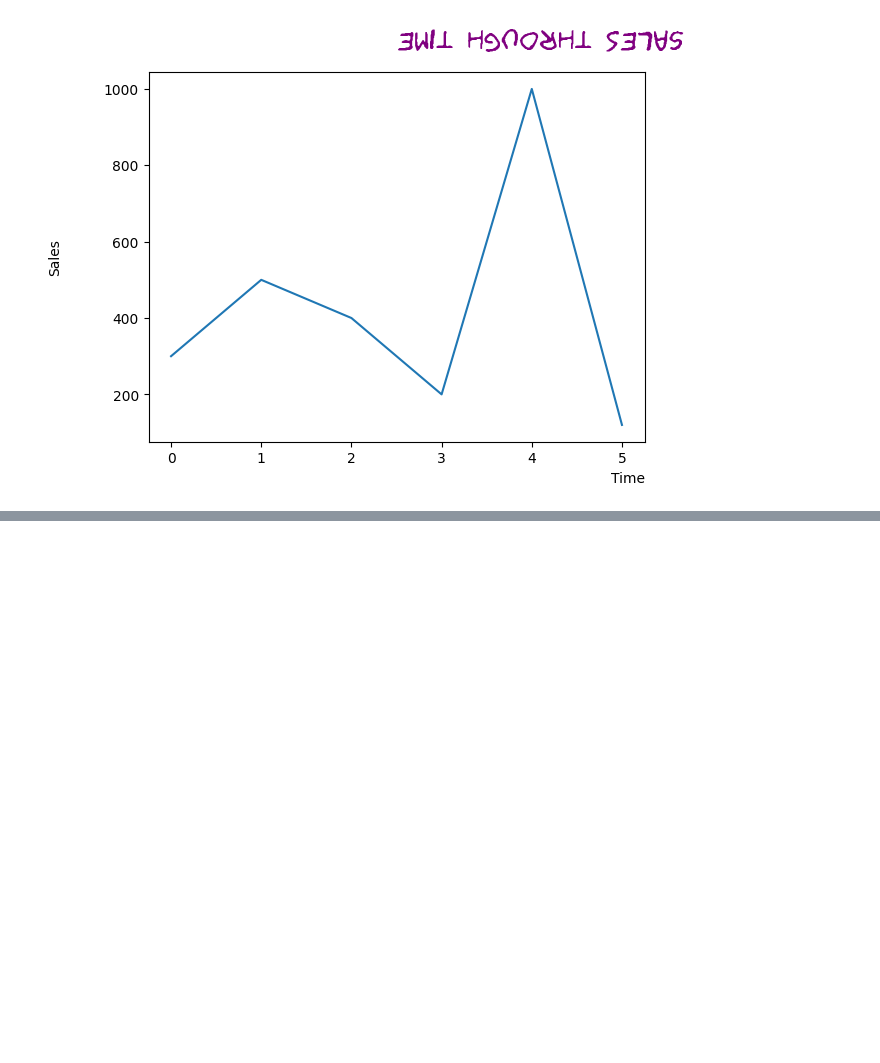
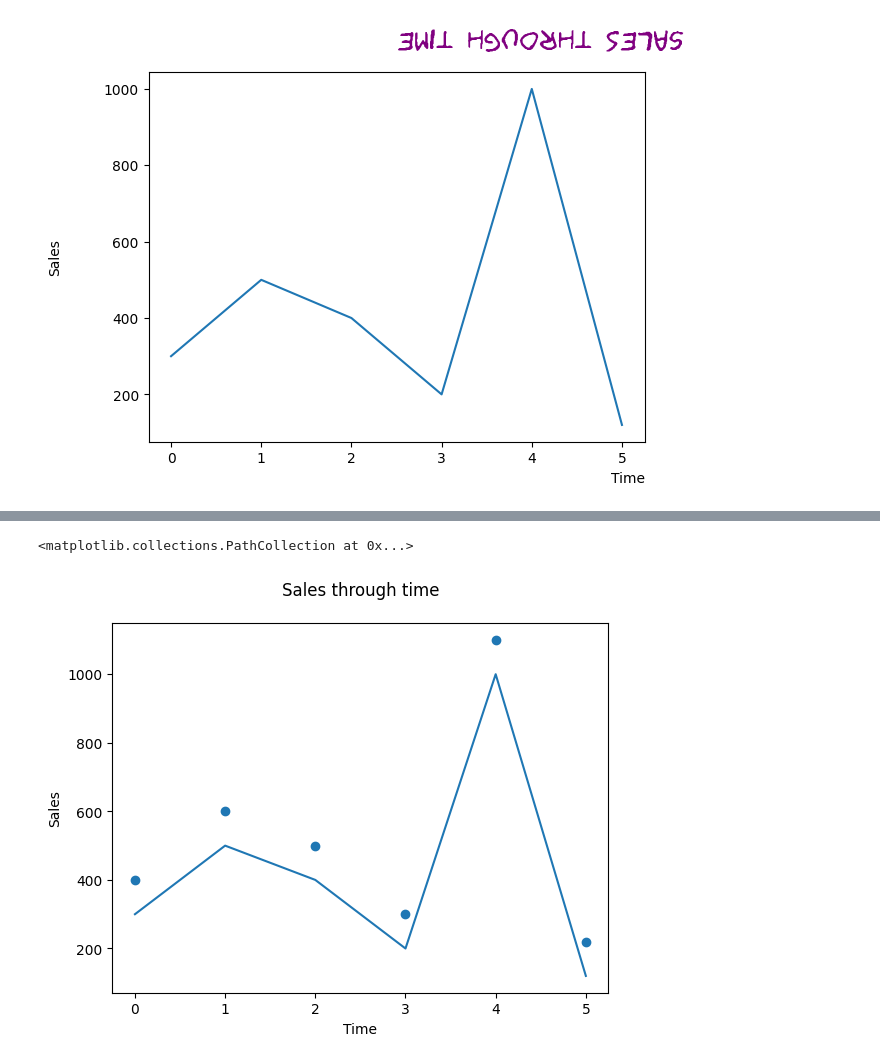
Before and after one commit to miladziekanowska/Data_Analytics, a Jupyter notebook: Matplotlib_Basics.ipynb, the cells around one changed output, grey strips where cells are left out. Drawn from its saved outputs; the diff is of its cells as text; code cells hidden in the pictures; blank space fills up the shorter version.

```diff
--- a/Matplotlib_Basics.ipynb
+++ b/Matplotlib_Basics.ipynb
@@ -28,7 +28,8 @@ df = pd.DataFrame({'Time' : [0, 1, 2, 3, 4, 5],
                    'Sales' : [300, 500, 400, 200, 1000, 120],
                    'Sales2' :[400, 600, 500, 300, 1100, 220],
                    'DT': [datetime(2021, 11, 18, 12), datetime(2021, 11, 18, 14), datetime(2021, 11, 18, 16),
-                          datetime(2021, 11, 18, 18), datetime(2021, 11, 18, 20), datetime(2021, 11, 18, 22)]})
+                          datetime(2021, 11, 18, 18), datetime(2021, 11, 18, 20), datetime(2021, 11, 18, 22)]
+                   })
 # %% [markdown]
 ## 1. Basic plot and it's elements
 Visualizations help us with understaning the data. Since there are a lot of different types of data, different statistics and different methods, hence there are quite a lot of visualization types. In here we will generally refer to them as graphs or plots or call them by their distingt name. There no one-size-fits-all type of plot - however, in matplotlib all the plot types follow almost the same syntax when it comes to creating the whole visualization and most of the time, the method name and logic behind assigning the values to axes will create a whole lot of difference.
@@ -97,0 +112,13 @@ Text(0, 0.5, 'Sales')
+# %%
+fig, ax = plt.subplots()
+
+ax.set_title('Sales through time', pad=20)
+ax.set_xlabel('Time')
+ax.set_ylabel('Sales')
+
+# for now, let's simply display the data
+ax.plot(df['Time'], df['Sales'])
+ax.scatter(df['Time'], df['Sales2'])
+# %% [output]
+<matplotlib.collections.PathCollection at 0x...>
+[figure, added]
```
Also changed, not shown: parts of 10 cells of this notebook.
